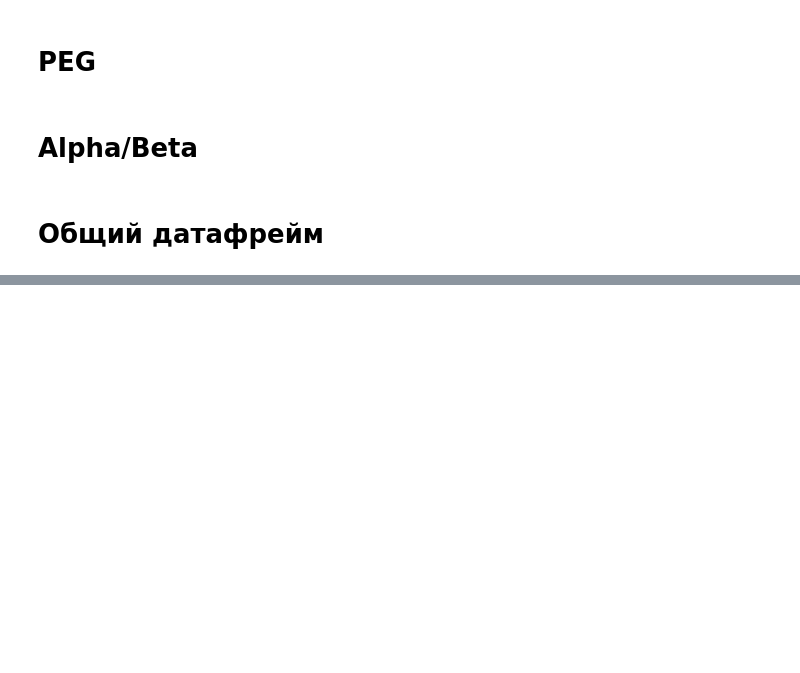
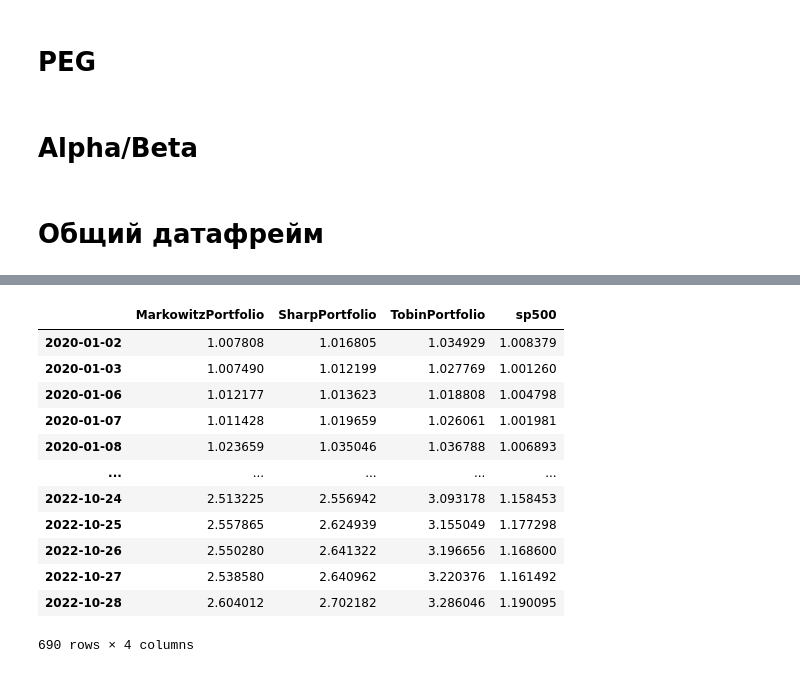
Before and after one commit to Shinypuff/Portfolios, a Jupyter notebook: port_my.ipynb, the cells around one changed output, grey strips where cells are left out. Drawn from its saved outputs; the diff is of its cells as text; code cells hidden in the pictures; blank space fills up the shorter version.

```diff
--- a/port_my.ipynb
+++ b/port_my.ipynb
@@ -337,0 +382,16 @@ aaa
+# %%
+__.loc[__['Method']== 'Sharpe',:'sp500']
+# %% [output]
+|  | MarkowitzPortfolio | SharpPortfolio | TobinPortfolio | sp500 |
+| 2020-01-02 | 1.007808 | 1.016805 | 1.034929 | 1.008379 |
+| 2020-01-03 | 1.007490 | 1.012199 | 1.027769 | 1.001260 |
+| 2020-01-06 | 1.012177 | 1.013623 | 1.018808 | 1.004798 |
+| 2020-01-07 | 1.011428 | 1.019659 | 1.026061 | 1.001981 |
+| 2020-01-08 | 1.023659 | 1.035046 | 1.036788 | 1.006893 |
+| ... | ... | ... | ... | ... |
+| 2022-10-24 | 2.513225 | 2.556942 | 3.093178 | 1.158453 |
+| 2022-10-25 | 2.557865 | 2.624939 | 3.155049 | 1.177298 |
+| 2022-10-26 | 2.550280 | 2.641322 | 3.196656 | 1.168600 |
+| 2022-10-27 | 2.538580 | 2.640962 | 3.220376 | 1.161492 |
+| 2022-10-28 | 2.604012 | 2.702182 | 3.286046 | 1.190095 |
+690 rows × 4 columns
```
Also changed, not shown: parts of 18 cells of this notebook.
